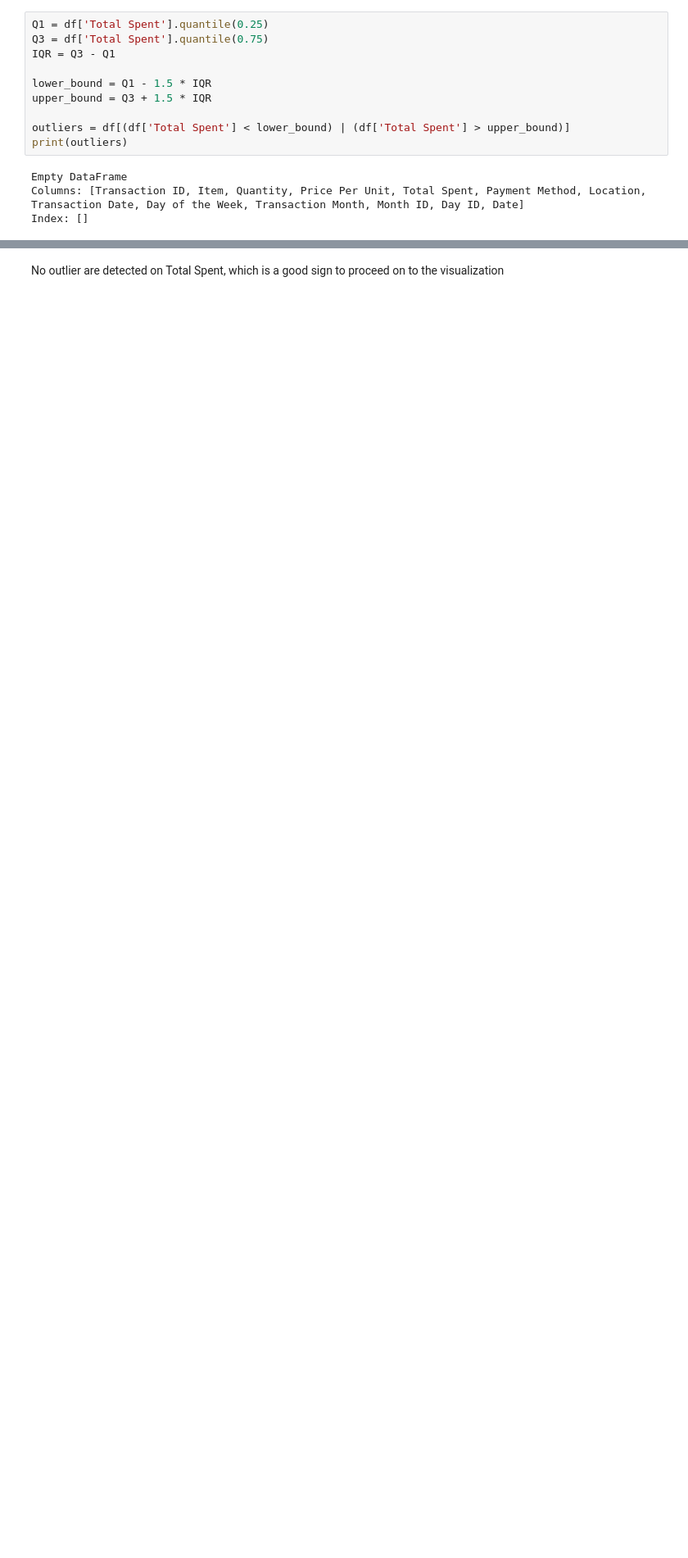
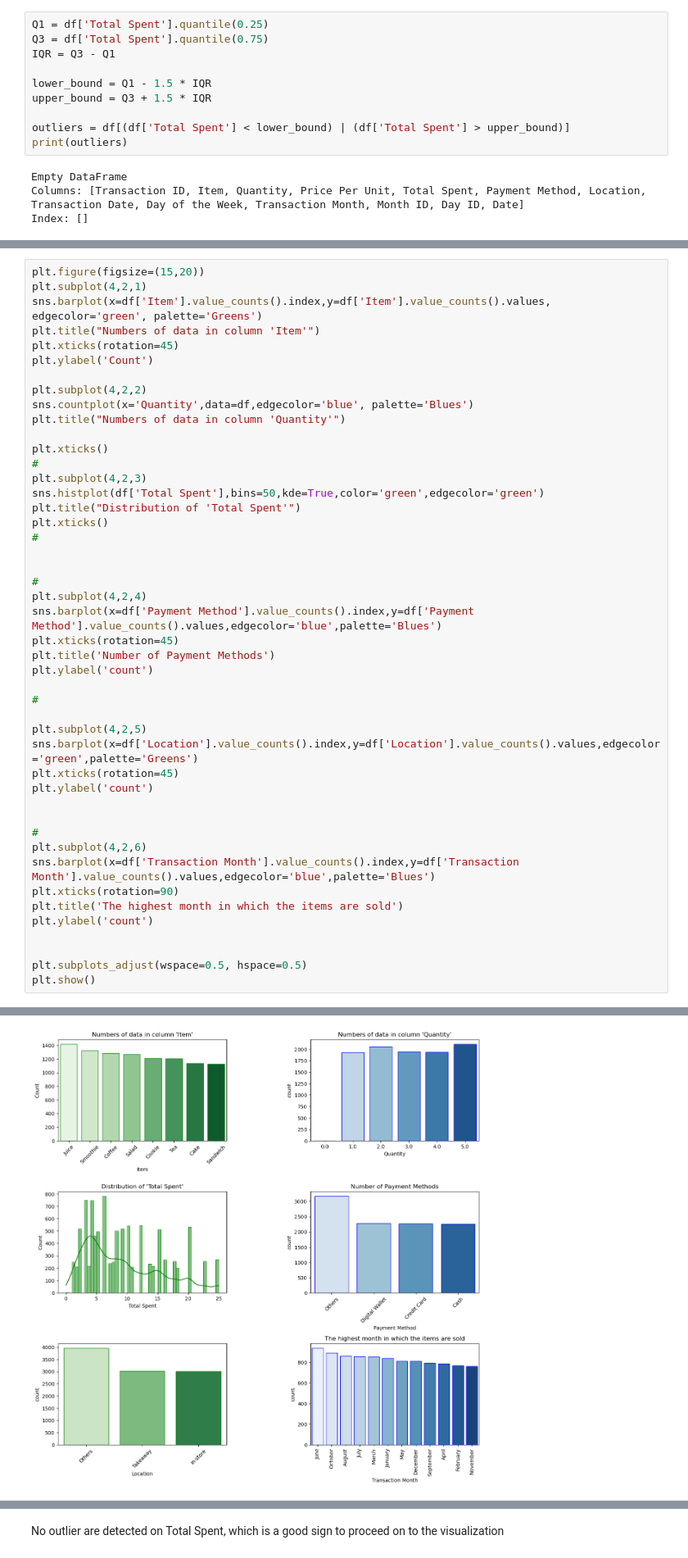
Before and after one commit to jeeenss/Data-Analysis-with-Python, a Jupyter notebook: Cafe_Sales/cafe_sales_analysis.ipynb, the cells around one changed output, grey strips where cells are left out. Shown at 82% size. Drawn from its saved outputs; the diff is of its cells as text; blank space fills up the shorter version.

```diff
--- a/Cafe_Sales/cafe_sales_analysis.ipynb
+++ b/Cafe_Sales/cafe_sales_analysis.ipynb
@@ -963,0 +967,47 @@ Index: []
+# %%
+plt.figure(figsize=(15,20))
+plt.subplot(4,2,1)
+sns.barplot(x=df['Item'].value_counts().index,y=df['Item'].value_counts().values, edgecolor='green', palette='Greens')
+plt.title("Numbers of data in column 'Item'")
+plt.xticks(rotation=45)
+plt.ylabel('Count')
+
+plt.subplot(4,2,2)
+sns.countplot(x='Quantity',data=df,edgecolor='blue', palette='Blues')
+plt.title("Numbers of data in column 'Quantity'")
+
+plt.xticks()
+#
+plt.subplot(4,2,3)
+sns.histplot(df['Total Spent'],bins=50,kde=True,color='green',edgecolor='green')
+plt.title("Distribution of 'Total Spent'")
+plt.xticks()
+#
+
+
+#
+plt.subplot(4,2,4)
+sns.barplot(x=df['Payment Method'].value_counts().index,y=df['Payment Method'].value_counts().values,edgecolor='blue',palette='Blues')
+plt.xticks(rotation=45)
+plt.title('Number of Payment Methods')
+plt.ylabel('count')
+
+#
+
+plt.subplot(4,2,5)
+sns.barplot(x=df['Location'].value_counts().index,y=df['Location'].value_counts().values,edgecolor='green',palette='Greens')
+plt.xticks(rotation=45)
+plt.ylabel('count')
+
+
+#
+plt.subplot(4,2,6)
+sns.barplot(x=df['Transaction Month'].value_counts().index,y=df['Transaction Month'].value_counts().values,edgecolor='blue',palette='Blues')
+plt.xticks(rotation=90)
+plt.title('The highest month in which the items are sold')
+plt.ylabel('count')
+
+
+plt.subplots_adjust(wspace=0.5, hspace=0.5)
+plt.show()
+# %% [output]
@@ -963,0 +1033 @@ Index: []
+[figure, added]
```
Also changed, not shown: parts of 7 cells of this notebook.
